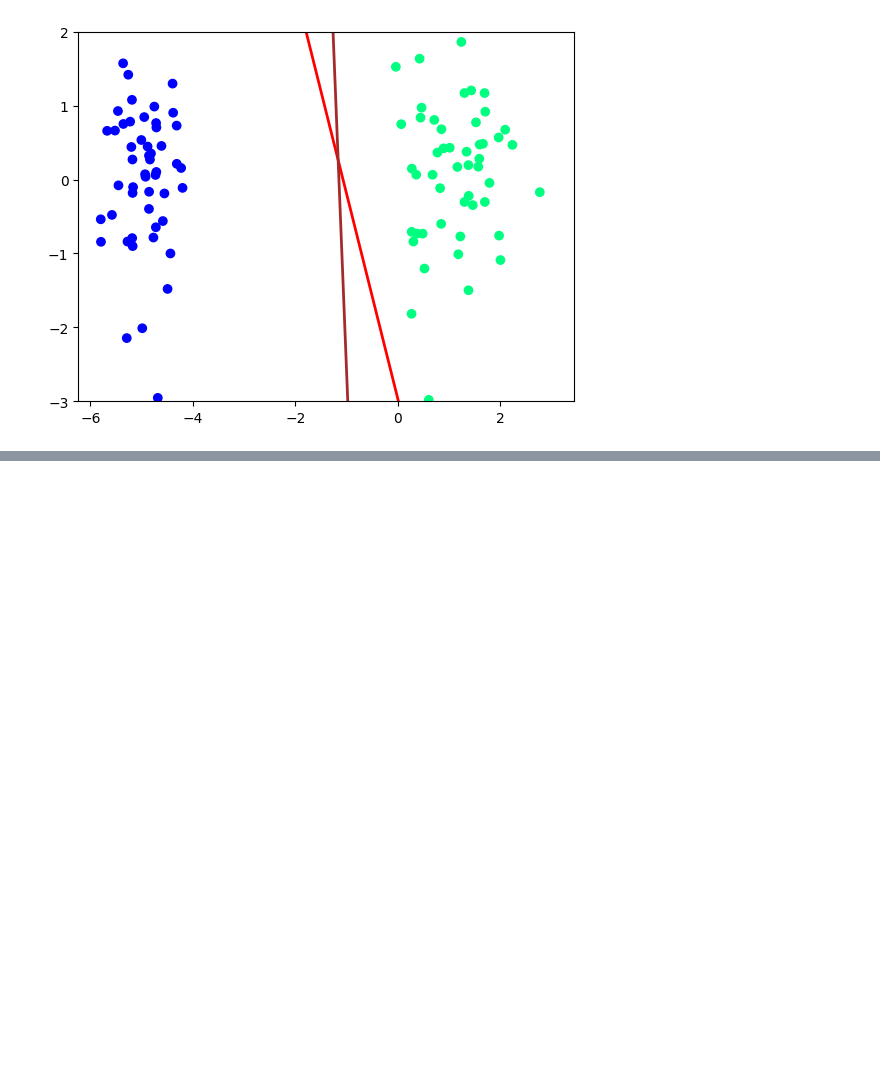
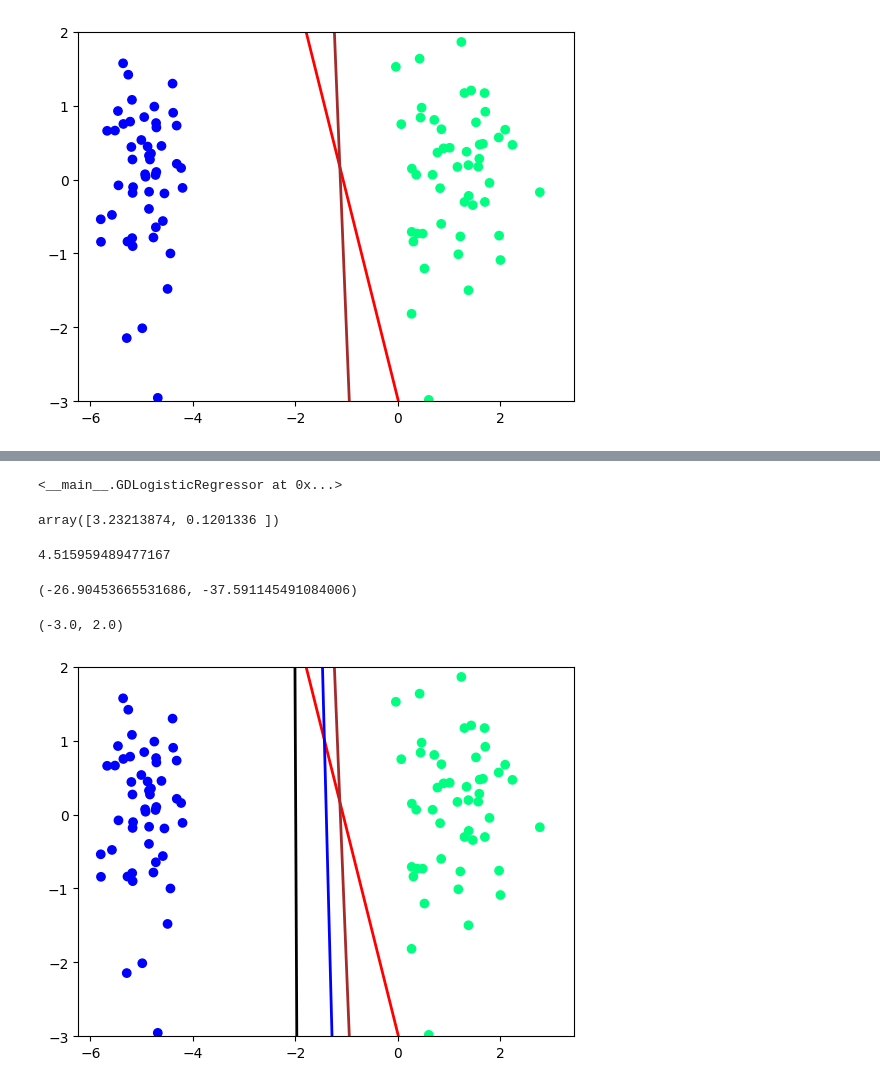
Before and after one commit to abhishekshah5486/classic-machine-learning, a Jupyter notebook: lr_perceptron_trick_sigmoid.ipynb, the cells around one changed output, grey strips where cells are left out. Drawn from its saved outputs; the diff is of its cells as text; code cells hidden in the pictures; blank space fills up the shorter version.

```diff
--- a/lr_perceptron_trick_sigmoid.ipynb
+++ b/lr_perceptron_trick_sigmoid.ipynb
@@ -139,0 +203,34 @@ plt.ylim(-3,2)
+# %%
+lr_scikit = GDLogisticRegressor(learning_rate=0.5, max_iter=2500)
+# %%
+lr_scikit.fit(X, y)
+# %% [output]
+<__main__.GDLogisticRegressor at 0x...>
+# %%
+lr_scikit.coef_
+# %% [output]
+array([3.23213874, 0.1201336 ])
+# %%
+lr_scikit.intercept_
+# %% [output]
+4.515959489477167
+# %%
+m = -(lr_scikit.coef_[0]/lr_scikit.coef_[1])
+b = -(lr_scikit.intercept_/lr_scikit.coef_[1])
+# %%
+m, b
+# %% [output]
+(-26.90453665531686, -37.591145491084006)
+# %%
+x_scikit2_input = np.linspace(-3,3,100)
+y_scikit2_input = m*x_scikit2_input + b
+# %%
+plt.plot(x_input,y_input,color='red',linewidth=2)
+plt.plot(x_scikit_input, y_scikit_input, color='black', linewidth=2)
+plt.plot(x_scikit2_input, y_scikit2_input, color='blue', linewidth=2)
+plt.plot(x_sig_input, y_sig_input, color='brown', linewidth=2)
+plt.scatter(X[:,0],X[:,1],c=y,cmap='winter')
+plt.ylim(-3,2)
+# %% [output]
+(-3.0, 2.0)
+[figure, added]
```
Also changed, not shown: parts of 16 cells of this notebook.
